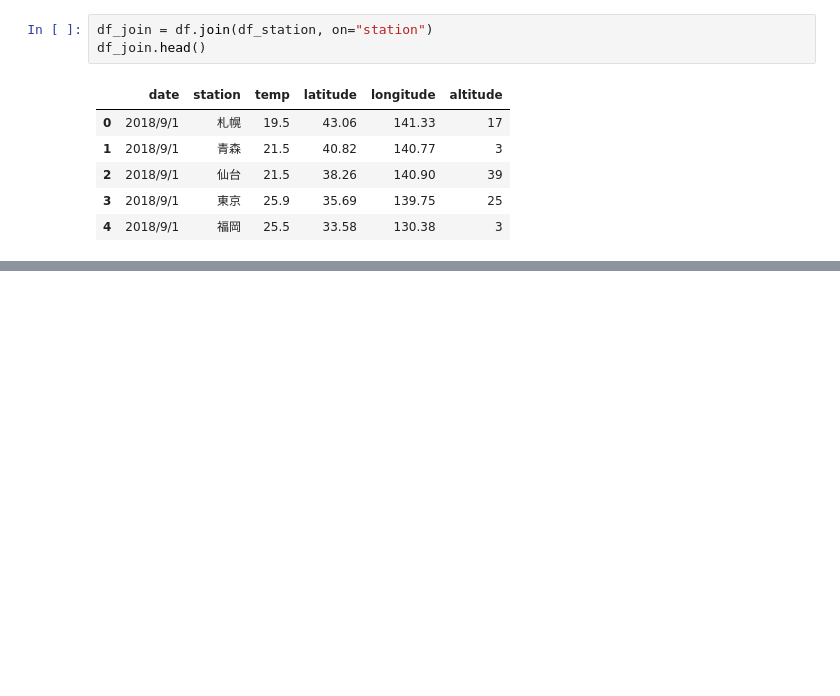
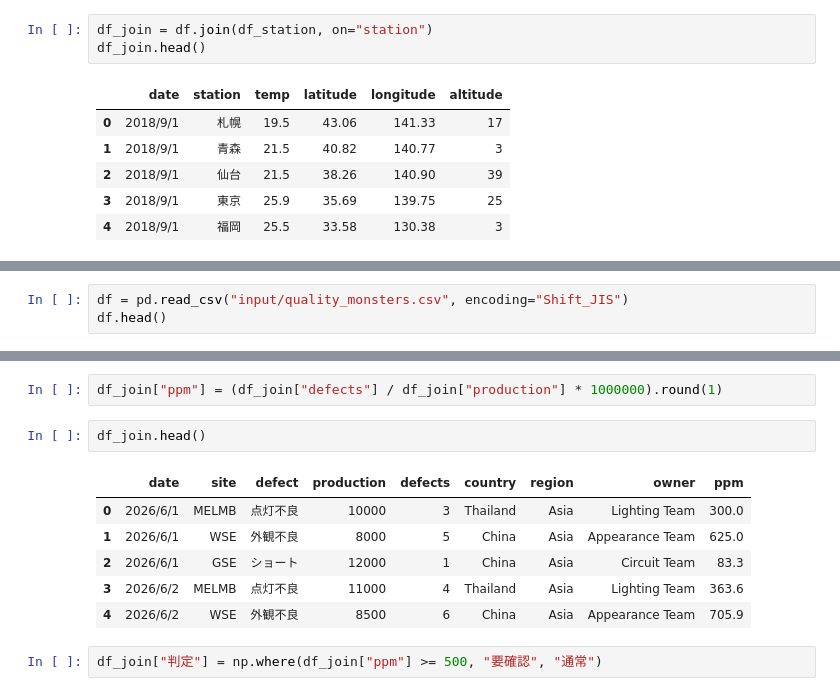
Before and after one commit to kjfarm1225/pyq_practice, a Jupyter notebook: 193_2_preprocessing/practice_193_2_1_join_by_index.ipynb, the cells around one changed output, grey strips where cells are left out. Drawn from its saved outputs; the diff is of its cells as text; blank space fills up the shorter version.

```diff
--- a/193_2_preprocessing/practice_193_2_1_join_by_index.ipynb
+++ b/193_2_preprocessing/practice_193_2_1_join_by_index.ipynb
@@ -37,0 +64,3 @@ df_join.head()
+# %%
+df = pd.read_csv("input/quality_monsters.csv", encoding="Shift_JIS")
+df.head()
@@ -37,0 +96,13 @@ df_join.head()
+# %%
+df_join["ppm"] = (df_join["defects"] / df_join["production"] * 1000000).round(1)
+# %%
+df_join.head()
+# %% [output]
+|  | date | site | defect | production | defects | country | region | owner | ppm |
+| 0 | 2026/6/1 | MELMB | 点灯不良 | 10000 | 3 | Thailand | Asia | Lighting Team | 300.0 |
+| 1 | 2026/6/1 | WSE | 外観不良 | 8000 | 5 | China | Asia | Appearance Team | 625.0 |
+| 2 | 2026/6/1 | GSE | ショート | 12000 | 1 | China | Asia | Circuit Team | 83.3 |
+| 3 | 2026/6/2 | MELMB | 点灯不良 | 11000 | 4 | Thailand | Asia | Lighting Team | 363.6 |
+| 4 | 2026/6/2 | WSE | 外観不良 | 8500 | 6 | China | Asia | Appearance Team | 705.9 |
+# %%
+df_join["判定"] = np.where(df_join["ppm"] >= 500, "要確認", "通常")
```
Also changed, not shown: parts of 23 cells of this notebook, 2 other files.
